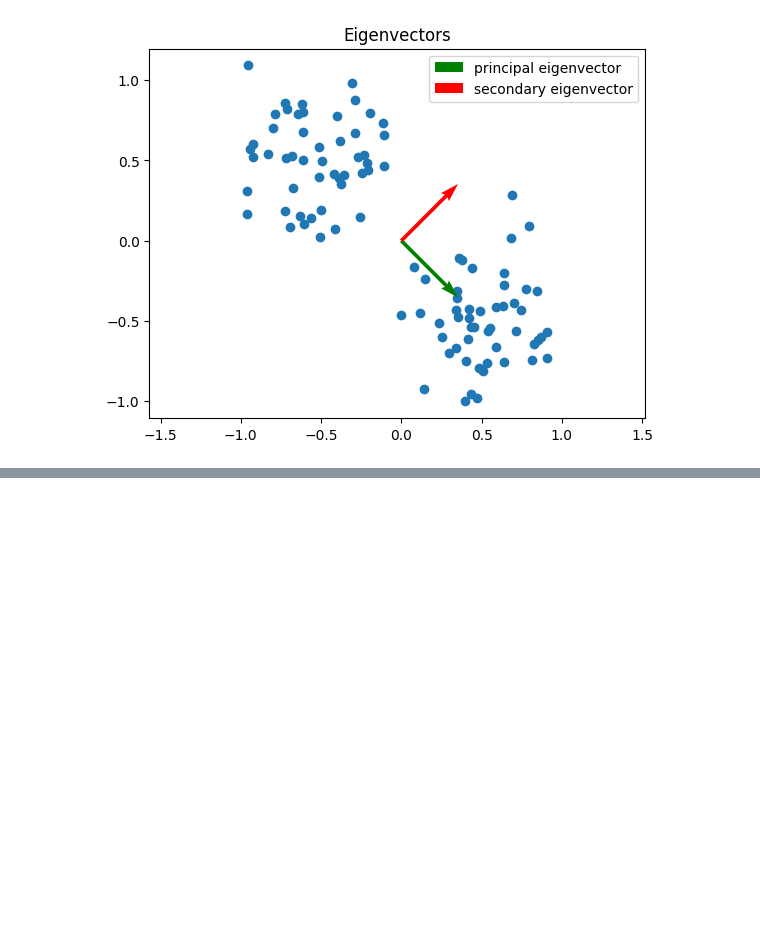
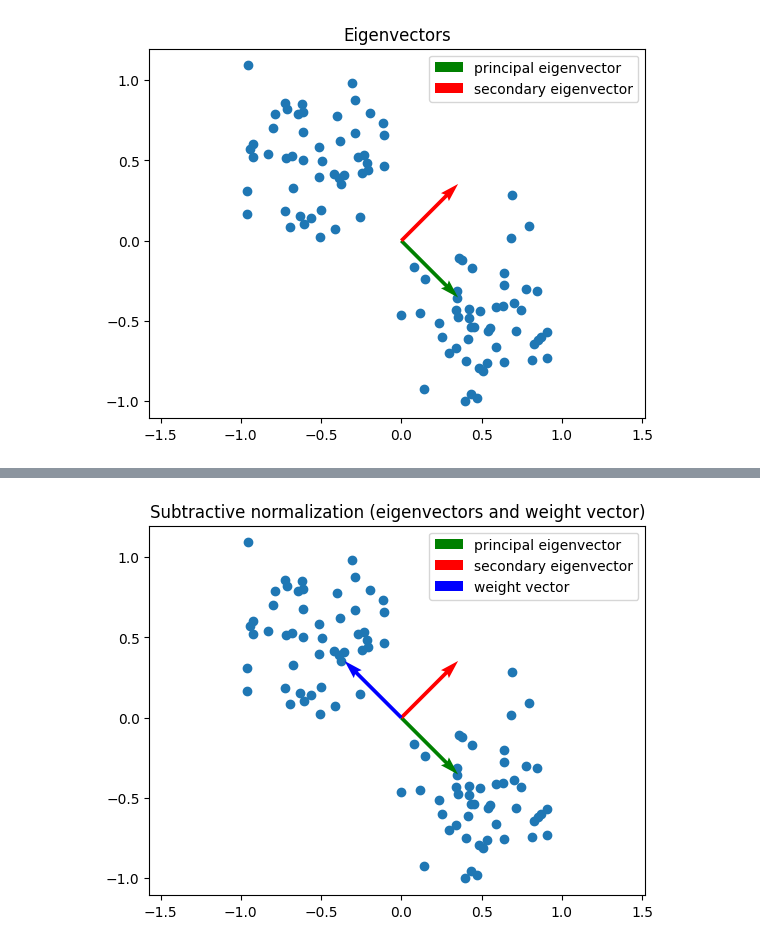
Before and after one commit to g-lago8/ComputationalNeuroScience, a Jupyter notebook: LAB2/assignment2.ipynb, the cells around one changed output, grey strips where cells are left out. Cells and saved outputs as stored; diff of their text form; code cells hidden in the pictures; blank space fills up the shorter version.

```diff
--- a/LAB2/assignment2.ipynb
+++ b/LAB2/assignment2.ipynb
@@ -159,0 +189,20 @@ plt.show()
+# %%
+update_func = SubtractiveNormUpdate()
+
+sn_net = Hebbian(2, update_func=update_func)
+ws_sn = sn_net.train(data, 0.01, 100)
+# %%
+plt.scatter(data[:,0], data[:,1])
+# plot the eigenvectors
+plt.quiver(0, 0, principal_eigenvector[0], principal_eigenvector[1], scale= 2, scale_units='xy', angles='xy', color='g', label='principal eigenvector')
+plt.quiver(0, 0, secondary_eigenvector[0], secondary_eigenvector[1], scale=2, scale_units='xy', angles='xy', color='r', label='secondary eigenvector')
+
+# plot the weight vector
+norm_w = sn_net.w / np.linalg.norm(sn_net.w)
+plt.quiver(0, 0, norm_w[0,0], norm_w[0,1], scale=2, scale_units='xy', angles='xy', color='b', label='weight vector')
+plt.axis('equal')
+plt.legend()
+plt.title('Subtractive normalization (eigenvectors and weight vector)')
+plt.show()
+# %% [output]
+[figure, added]
```
Also changed, not shown: parts of 28 cells of this notebook.
